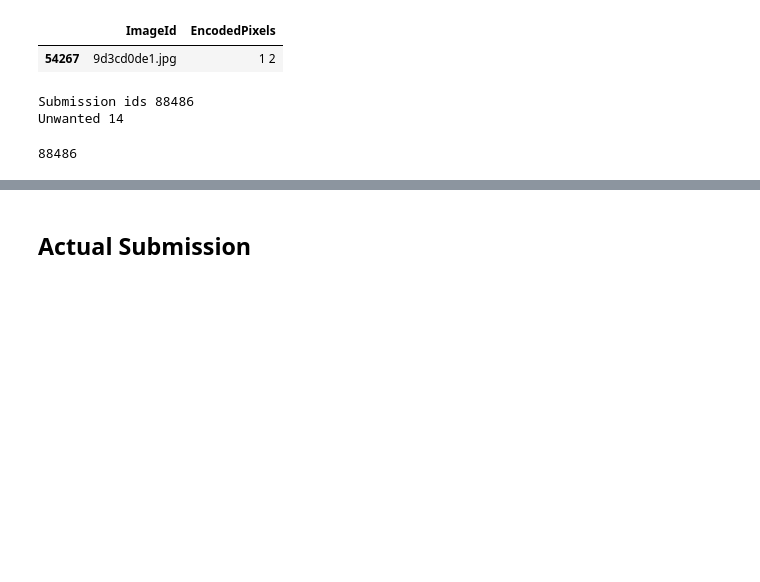
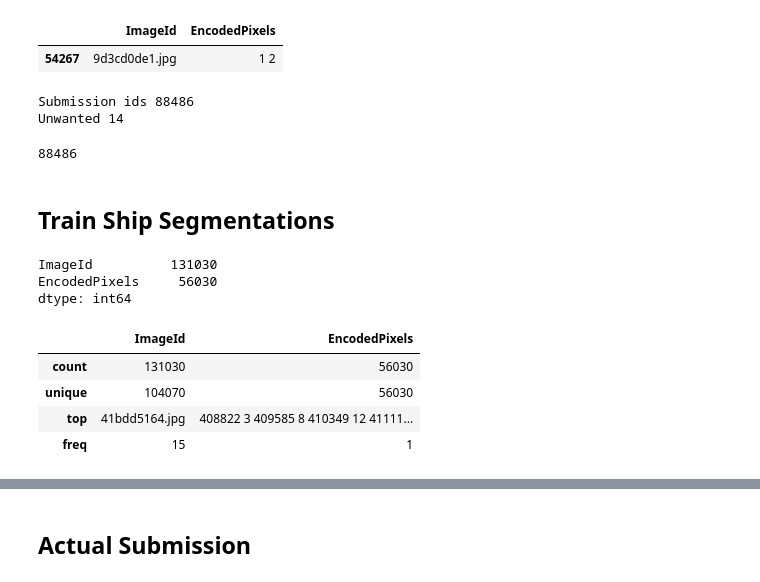
Before and after one commit to gabrielgarza/Mask_RCNN, a Jupyter notebook: samples/ship/Explore Submissions.ipynb, the cells around one changed output, grey strips where cells are left out. Drawn from its saved outputs; the diff is of its cells as text; code cells hidden in the pictures; blank space fills up the shorter version.

```diff
--- a/samples/ship/Explore Submissions.ipynb
+++ b/samples/ship/Explore Submissions.ipynb
@@ -44,3 +48,18 @@ len(np.setdiff1d(sample_sub['ImageId'].unique(), unwanted_test_images, assume_un
 Submission ids 88486
 Unwanted 14
 88486
+# %% [markdown]
+## Train Ship Segmentations
+# %%
+train_ship_segmentations_df = pd.read_csv("./datasets/train_val/train_ship_segmentations.csv")
+print(train_ship_segmentations_df.count())
+train_ship_segmentations_df.describe()
+# %% [output]
+ImageId          131030
+EncodedPixels     56030
+dtype: int64
+|  | ImageId | EncodedPixels |
+| count | 131030 | 56030 |
+| unique | 104070 | 56030 |
+| top | 41bdd5164.jpg | 408822 3 409585 8 410349 12 41111... |
+| freq | 15 | 1 |
```
Also changed, not shown: parts of 17 cells of this notebook, 2 other files.
